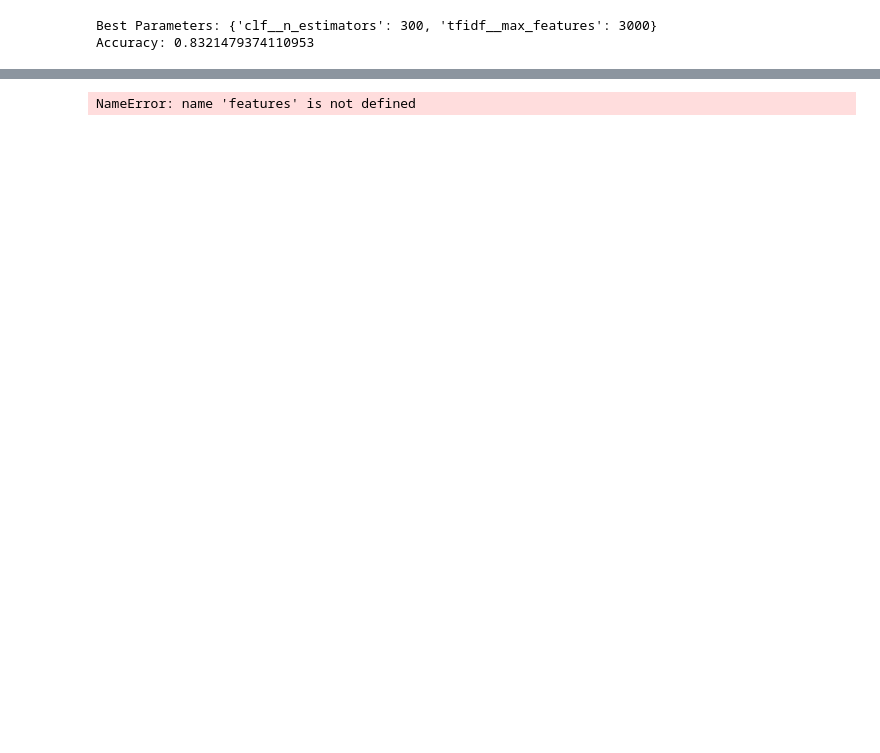
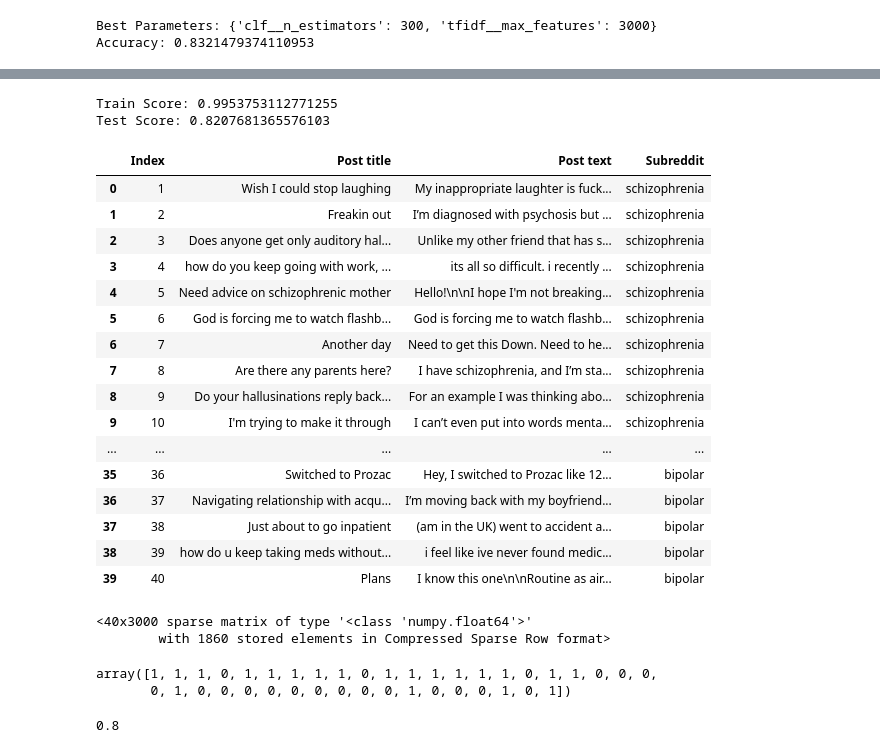
Before and after one commit to charlesyapai/GAProj3, a Jupyter notebook: model/Irfan_Random_Forest.ipynb, the cells around one changed output, grey strips where cells are left out. Drawn from its saved outputs; the diff is of its cells as text; code cells hidden in the pictures; blank space fills up the shorter version.

```diff
--- a/model/Irfan_Random_Forest.ipynb
+++ b/model/Irfan_Random_Forest.ipynb
@@ -150,21 +136,59 @@ Number of features with importance value equal to 0: 6969
-# %%
-import numpy as np
-
-# Get feature importance scores
-importance = clf.feature_importances_
-
-# Create a mask for features with importance scores above a threshold
-threshold = 0.00000  # Adjust this threshold as needed
-mask = importance > threshold
-
-# Get the indices of features to keep
-indices_to_keep = np.where(mask)[0]
-
-# Get the feature names to keep
-features_to_keep = [features[i] for i in indices_to_keep]
-
-# Drop the features with low importance scores from the dataset
-X_train_selected = X_train[:, indices_to_keep]
-X_test_selected = X_test[:, indices_to_keep]
-# %% [output]
-NameError: name 'features' is not defined
+# %%
+import numpy as np
+
+# Get the indices of non-zero importance features
+non_zero_indices = np.where(importance > 0.0002)[0]
+
+# Update the training and test data matrices
+X_train_selected = X_train_tfidf[:, non_zero_indices]
+X_test_selected = X_test_tfidf[:, non_zero_indices]
+
+# Retrain the model on the selected features
+clf.fit(X_train_selected, y_train)
+
+# Evaluate the model on the selected features
+train_score = clf.score(X_train_selected, y_train)
+test_score = clf.score(X_test_selected, y_test)
+
+print("Train Score:", train_score)
+print("Test Score:", test_score)
+# %% [output]
+Train Score: 0.9953753112771255
+Test Score: 0.8207681365576103
+# %%
+testdf = pd.read_csv('../data/test_20posts.csv')
+# %%
+testdf
+# %% [output]
+|  | Index | Post title | Post text | Subreddit |
+| 0 | 1 | Wish I could stop laughing | My inappropriate laughter is fuck... | schizophrenia |
+| 1 | 2 | Freakin out | I’m diagnosed with psychosis but ... | schizophrenia |
+| 2 | 3 | Does anyone get only auditory hal... | Unlike my other friend that has s... | schizophrenia |
+| 3 | 4 | how do you keep going with work, ... | its all so difficult. i recently ... | schizophrenia |
+| 4 | 5 | Need advice on schizophrenic mother | Hello!\n\nI hope I'm not breaking... | schizophrenia |
+| 5 | 6 | God is forcing me to watch flashb... | God is forcing me to watch flashb... | schizophrenia |
+| 6 | 7 | Another day | Need to get this Down. Need to he... | schizophrenia |
+| 7 | 8 | Are there any parents here? | I have schizophrenia, and I’m sta... | schizophrenia |
+| 8 | 9 | Do your hallusinations reply back... | For an example I was thinking abo... | schizophrenia |
+| 9 | 10 | I'm trying to make it through | I can’t even put into words menta... | schizophrenia |
+| ... | ... | ... | ... | ... |
+| 35 | 36 | Switched to Prozac | Hey, I switched to Prozac like 12... | bipolar |
+| 36 | 37 | Navigating relationship with acqu... | I’m moving back with my boyfriend... | bipolar |
+| 37 | 38 | Just about to go inpatient | (am in the UK) went to accident a... | bipolar |
+| 38 | 39 | how do u keep taking meds without... | i feel like ive never found medic... | bipolar |
+| 39 | 40 | Plans | I know this one\n\nRoutine as air... | bipolar |
+# %%
+vectorizer.transform(testdf['Post text'])
+# %% [output]
+<40x3000 sparse matrix of type '<class 'numpy.float64'>'
+        with 1860 stored elements in Compressed Sparse Row format>
+# %%
+clf.predict(vectorizer.transform(testdf['Post text']))
+# %% [output]
+array([1, 1, 1, 0, 1, 1, 1, 1, 1, 0, 1, 1, 1, 1, 1, 1, 0, 1, 1, 0, 0, 0,
+       0, 1, 0, 0, 0, 0, 0, 0, 0, 0, 0, 1, 0, 0, 0, 1, 0, 1])
+# %%
+
+16/20
+# %% [output]
+0.8
```
Also changed, not shown: parts of 5 cells of this notebook.
